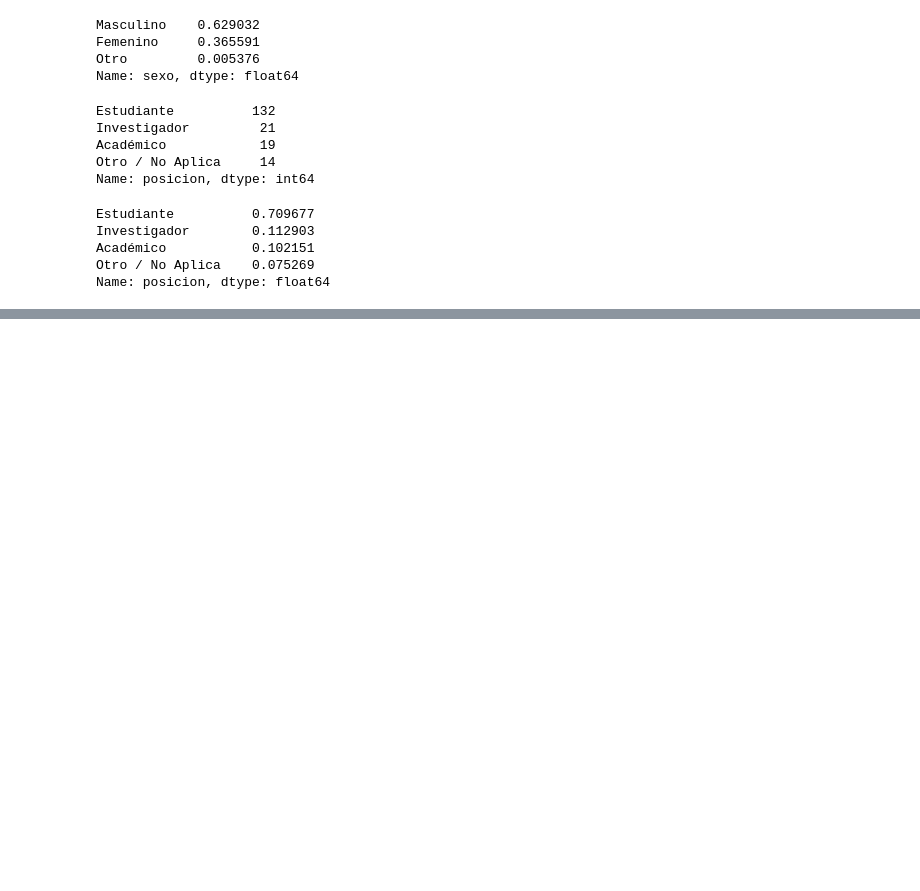
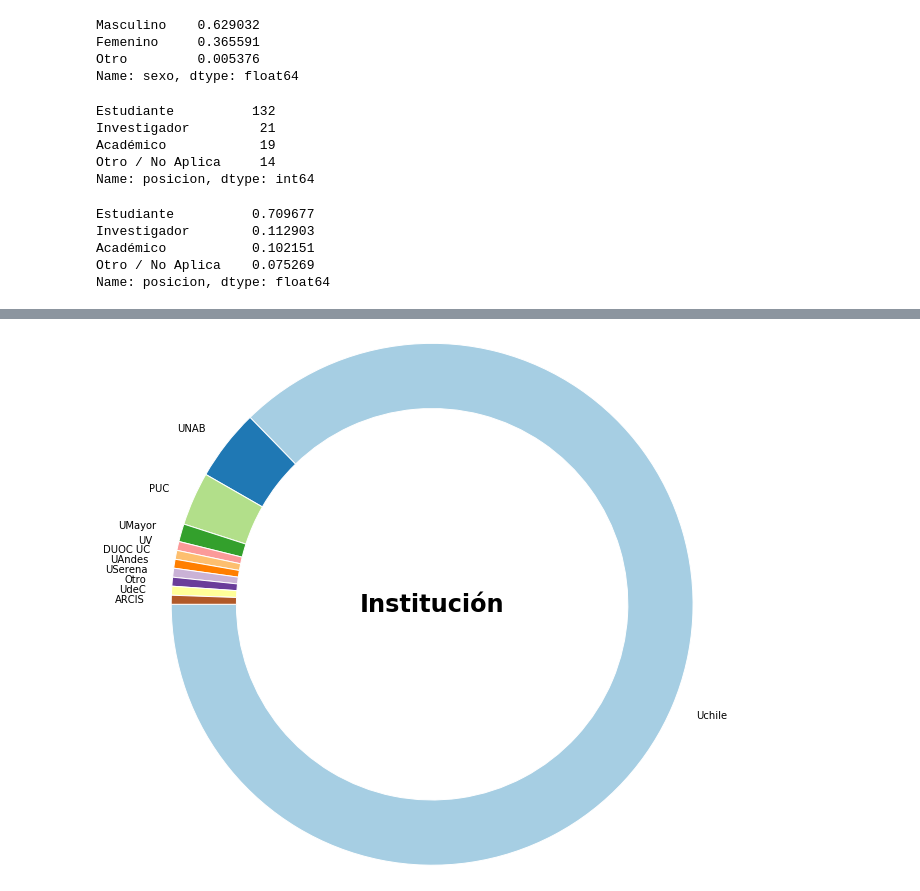
Before and after one commit to jocelyndunstan/calbildoCientificx, a Jupyter notebook: analisisInscritos.ipynb, the cells around one changed output, grey strips where cells are left out. Cells and saved outputs as stored; diff of their text form; code cells hidden in the pictures; blank space fills up the shorter version.

```diff
--- a/analisisInscritos.ipynb
+++ b/analisisInscritos.ipynb
@@ -196,0 +235,5 @@ Name: institucionNormalizada, dtype: float64
+# %%
+dato = datos['institucionNormalizada'].value_counts(normalize=False)
+donnut_plot(dato.values, "Institución",dato.index.tolist())
+# %% [output]
+[figure, added]
```
Also changed, not shown: parts of 13 cells of this notebook.
